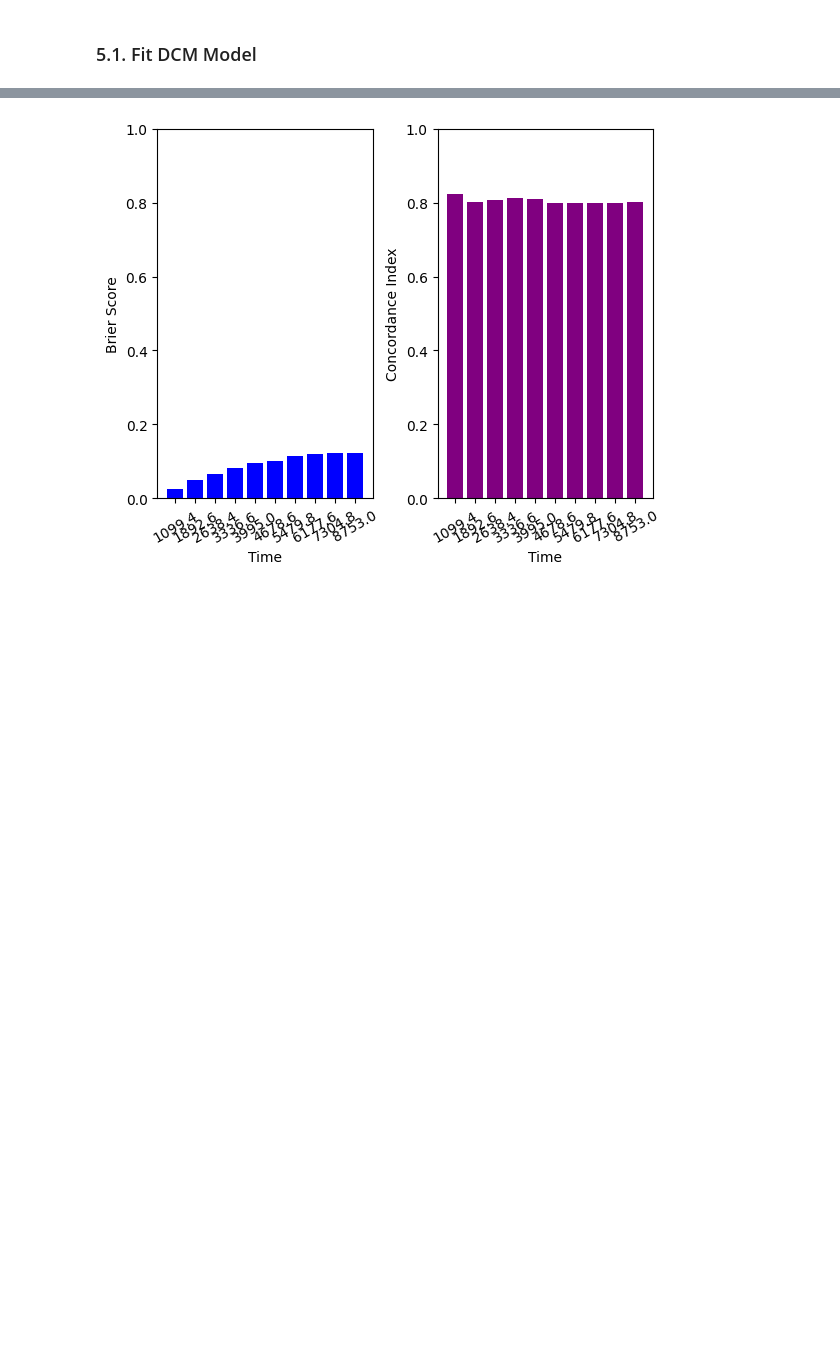
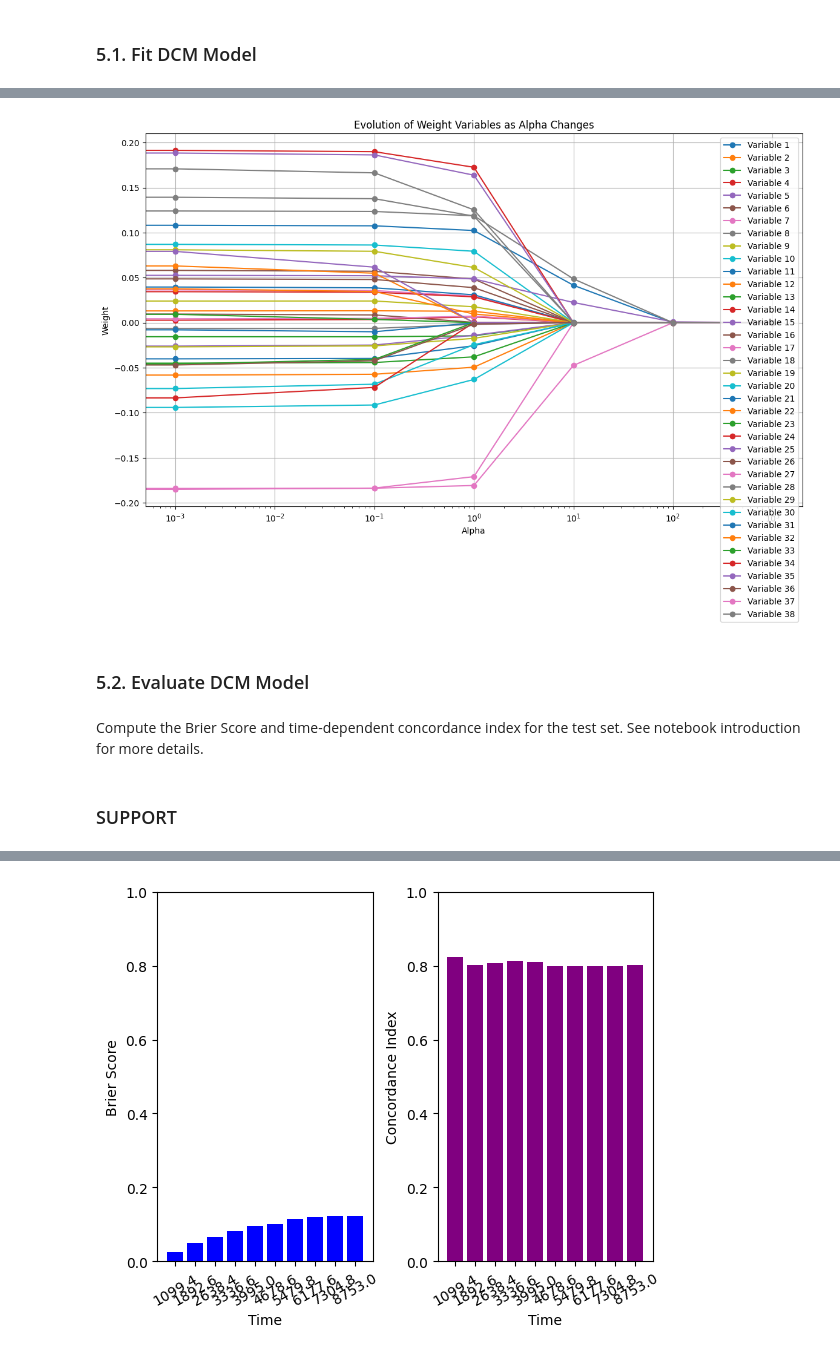
Before and after one commit to FeckNeck/auton-survival-DCM-L1-penalization, a Jupyter notebook: examples/Survival Regression with Auton-Survival.ipynb, the cells around one changed output, grey strips where cells are left out. Cells and saved outputs as stored; diff of their text form; code cells hidden in the pictures; blank space fills up the shorter version.

Commit message:
feat: add plot Evolution of Weight Variables as Alpha Changes

```diff
--- a/examples/Survival Regression with Auton-Survival.ipynb
+++ b/examples/Survival Regression with Auton-Survival.ipynb
@@ -1109,0 +449,31 @@ dtype: object
+# %%
+import matplotlib.pyplot as plt
+
+flat_alphas = [alpha for sublist in alphas for alpha in sublist]
+
+new_weights = []
+for w in weights:
+    new_weights.append(w.detach().numpy())
+
+# Conversion de la liste de tableaux en un tableau NumPy
+wxd = np.array(new_weights)  # Shape sera (nombre_de_alphas, 1, nombre_de_variables)
+
+# Tracer chaque variable
+plt.figure(figsize=(14, 8))
+for i in range(wxd.shape[2]):  # weights.shape[2] est le nombre de variables
+    plt.plot(alphas, wxd[:, 0, i], marker='o', label=f'Variable {i+1}')
+
+plt.xscale('log')  # Échelle logarithmique pour les valeurs de alpha
+plt.xlabel('Alpha')
+plt.ylabel('Weight')
+plt.title('Evolution of Weight Variables as Alpha Changes')
+plt.legend()  # Ajoute une légende pour identifier chaque variable
+plt.grid(True)  # Ajoute une grille pour une meilleure lisibilité
+plt.show()
+# %% [output]
+[figure, added]
+# %% [markdown]
+<a id="evaldcm"></a>
+### 5.2. Evaluate DCM Model
+# %% [markdown]
+Compute the Brier Score and time-dependent concordance index for the test set. See notebook introduction for more details.
@@ -1109,0 +503,2 @@ dtype: object
+# %% [markdown]
+### SUPPORT
```
Also changed, not shown: parts of 110 cells of this notebook, 3 other files.
